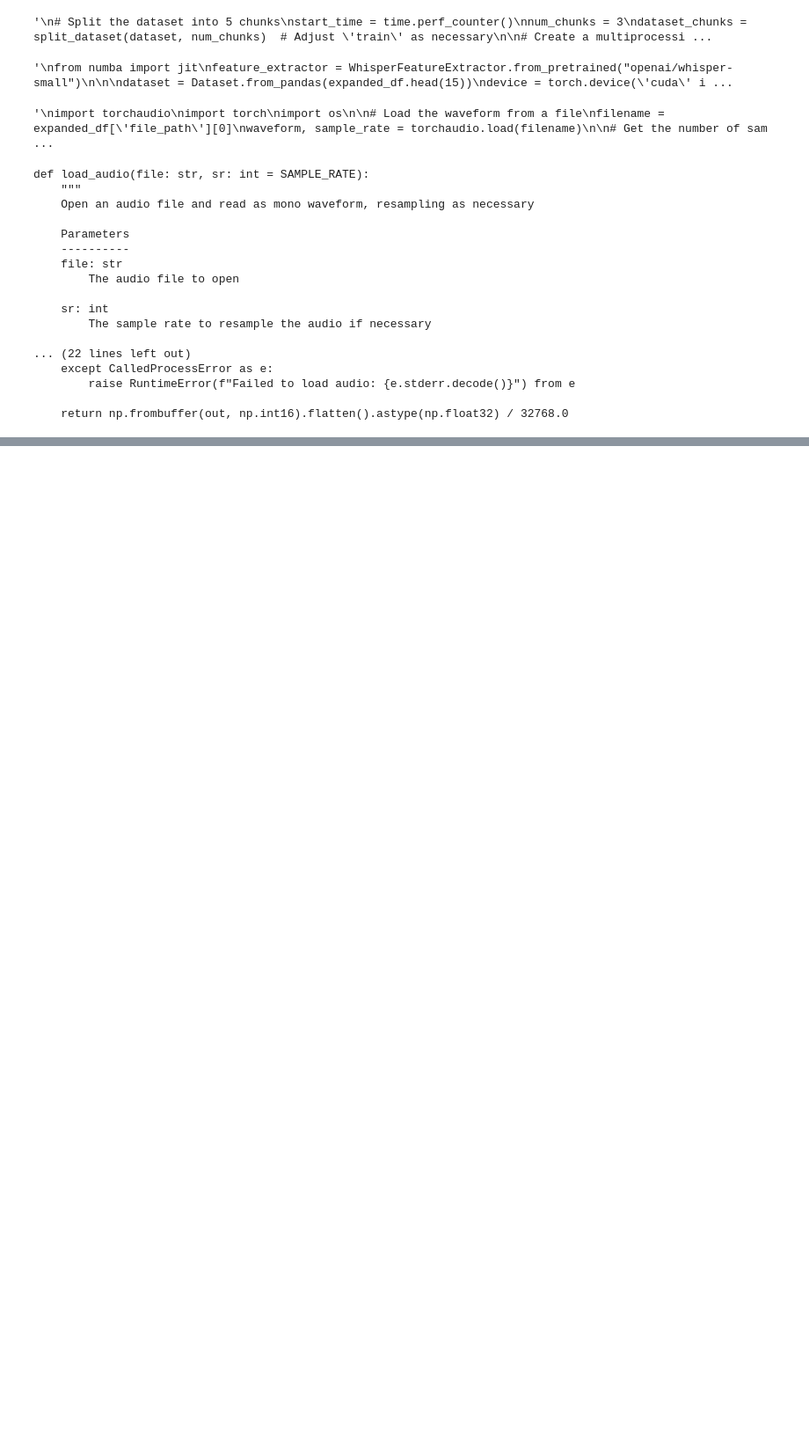
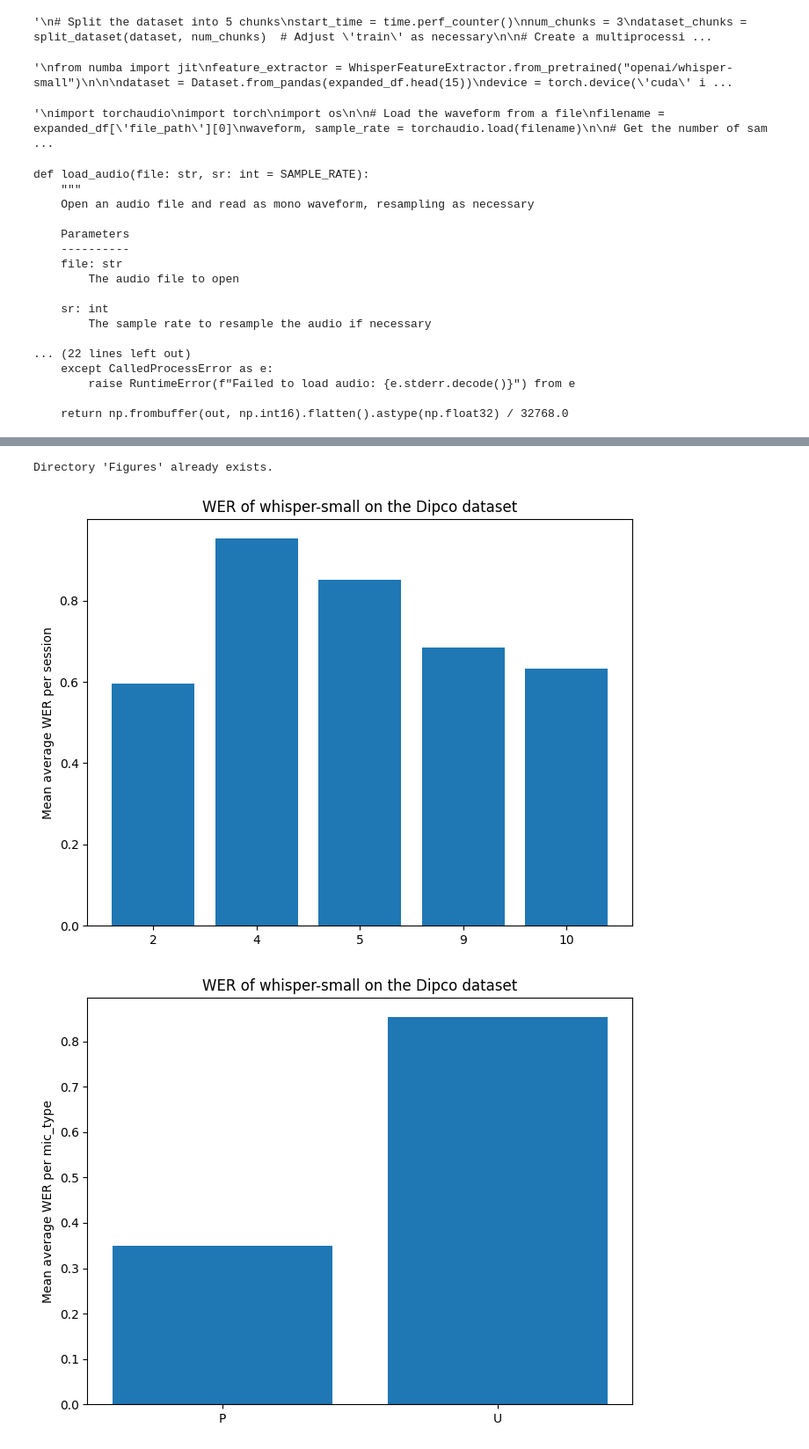
Before and after one commit to niklas-baier/Master_thesis, a Jupyter notebook: Whisper.ipynb, the cells around one changed output, grey strips where cells are left out. Shown at 88% size. Saved outputs shown, nothing was run; the diff lists cells and outputs as text; code cells hidden in the pictures; blank space fills up the shorter version.

Commit message:
Analyzed the data there were some non-english characters in there added some visualizations for the data

```diff
--- a/Whisper.ipynb
+++ b/Whisper.ipynb
@@ -585,0 +758,9 @@ print(expanded_df['wer'])
+# %%
+print(data.sample(n=10))
+data['wer'] = data.apply(
+    lambda row: meeteval.wer.wer.siso.siso_word_error_rate(
+        reference=row['reference_clean'],
+        hypothesis=row['hypothesis_clean']
+    ),
+    axis=1
+)
@@ -585,0 +785,10 @@ print(expanded_df['wer'])
+# %%
+ascii_pattern = r'^[\x00-\x7F]*$'
+
+# Step 3: Filter the DataFrame
+print(data.shape)
+df_ascii = data[data['hypothesis_clean'].str.contains(ascii_pattern, na=False)]
+print (df_ascii.shape)
+wer = jiwer.wer(list(df_ascii["reference_clean"]), list(df_ascii["hypothesis_clean"]))
+
+print(f"WER: {wer * 100:.2f} %")
@@ -585,0 +859,54 @@ print(expanded_df['wer'])
+# %%
+# plot visualization of the different sessions and store the results
+import ast
+import re
+import matplotlib.pyplot as plt
+def visualize_wer(grouped, type):
+    names = []
+    wers = []
+    for name, group in grouped:
+
+        wer = jiwer.wer(list(group["reference_clean"]), list(group["hypothesis_clean"]))
+
+
+        # Regular expression to check if the string is a tuple representation
+        tuple_pattern = r"\(\s*'[^']*'\s*,\s*'[^']*'\s*\)"
+
+        # Check if the input string matches the tuple pattern
+        if re.fullmatch(tuple_pattern, str(name)):
+            # Safely evaluate the string to get the tuple
+            parsed_tuple = ast.literal_eval(str(name))
+
+            # Concatenate the elements and convert to lowercase
+            result_str = f"{parsed_tuple[0].lower()}{parsed_tuple[1]}"
+            names.append(result_str)
+
+        else:
+            names.append(str(name))
+
+
+        wers.append(wer)
+    plt.figure(figsize=(8, 6))
+    plt.bar(names, wers)
+    plt.ylabel(f'Mean average WER per {type[0]}')
+    model_name = type[2].rsplit('/', 1)[-1]
+    plt.title(f'WER of {model_name} on the {(dataset_name:=(type[1]))} dataset')
+
+    plt.savefig(f'Figures/{(partition_type:=(type[0]))} bar_plot.png', format='png')
+    plt.show()
+
+directory = "Figures"
+
+# Create the directory if it doesn't exist
+if not os.path.exists(directory):
+    os.makedirs(directory)
+    print(f"Directory '{directory}' created.")
+else:
+    print(f"Directory '{directory}' already exists.")
+visualize_wer(grouped_ses, ["session", f"{dataset_name}", f"{model_name}"])
+visualize_wer(grouped_mic_type, ["mic_type", f"{dataset_name}", f"{model_name}"])
+visualize_wer(grouped_mic, ["mic", f"{dataset_name}", f"{model_name}"])
+# %% [output]
+Directory 'Figures' already exists.
+[figure, added]
+[figure, added]
```
Also changed, not shown: parts of 26 cells of this notebook.
